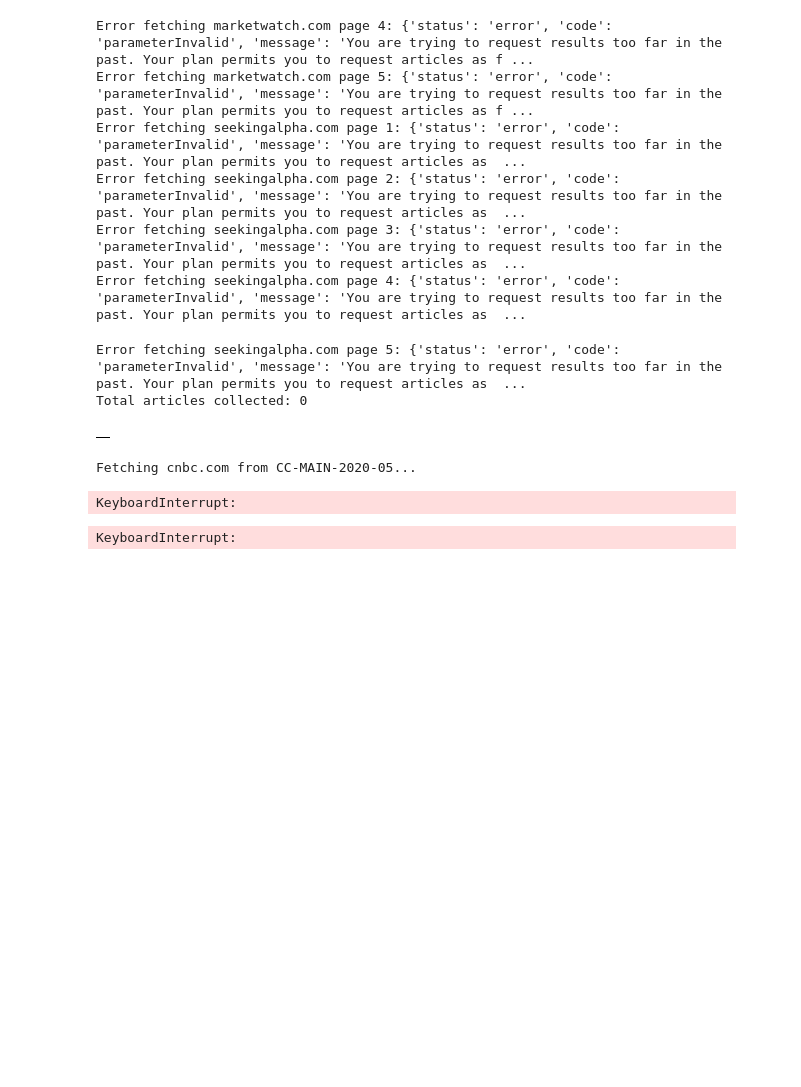
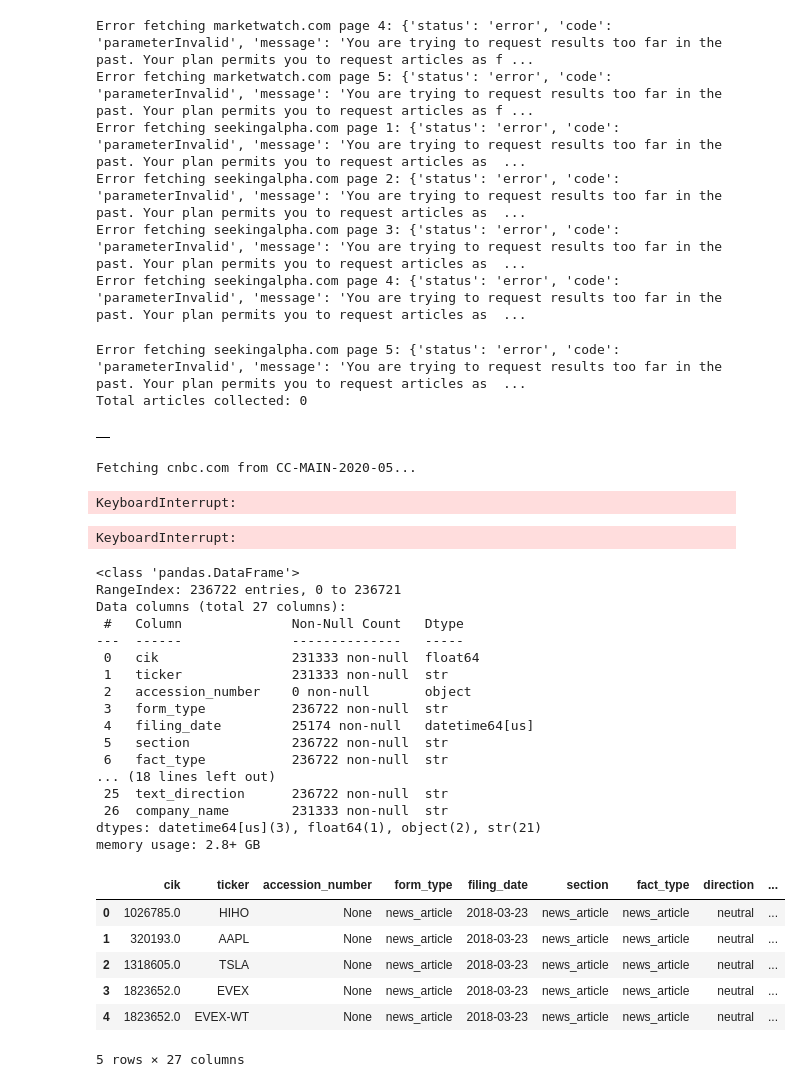
Before and after one commit to nickmelamed/co_claims, a Jupyter notebook: datasets/ds_eda.ipynb, the cells around one changed output. Cells and saved outputs as stored; diff of their text form; code cells hidden in the pictures; blank space fills up the shorter version.

```diff
--- a/datasets/ds_eda.ipynb
+++ b/datasets/ds_eda.ipynb
@@ -570,3 +570,33 @@ for url in sample_urls:
         continue
 
 print(len(articles))
+# %%
+df_cnbc = pd.read_parquet("parquet_by_domain/cnbc_com_cleaned.parquet", engine="pyarrow")
+
+df_cnbc.info()
+df_cnbc.head()
+# %% [output]
+<class 'pandas.DataFrame'>
+RangeIndex: 236722 entries, 0 to 236721
+Data columns (total 27 columns):
+ #   Column              Non-Null Count   Dtype
+---  ------              --------------   -----
+ 0   cik                 231333 non-null  float64
+ 1   ticker              231333 non-null  str
+ 2   accession_number    0 non-null       object
+ 3   form_type           236722 non-null  str
+ 4   filing_date         25174 non-null   datetime64[us]
+ 5   section             236722 non-null  str
+ 6   fact_type           236722 non-null  str
+... (18 lines left out)
+ 25  text_direction      236722 non-null  str
+ 26  company_name        231333 non-null  str
+dtypes: datetime64[us](3), float64(1), object(2), str(21)
+memory usage: 2.8+ GB
+|  | cik | ticker | accession_number | form_type | filing_date | section | fact_type | direction | ... |
+| 0 | 1026785.0 | HIHO | None | news_article | 2018-03-23 | news_article | news_article | neutral | ... |
+| 1 | 320193.0 | AAPL | None | news_article | 2018-03-23 | news_article | news_article | neutral | ... |
+| 2 | 1318605.0 | TSLA | None | news_article | 2018-03-23 | news_article | news_article | neutral | ... |
+| 3 | 1823652.0 | EVEX | None | news_article | 2018-03-23 | news_article | news_article | neutral | ... |
+| 4 | 1823652.0 | EVEX-WT | None | news_article | 2018-03-23 | news_article | news_article | neutral | ... |
+5 rows × 27 columns
```
Also changed, not shown: 4 other files.
